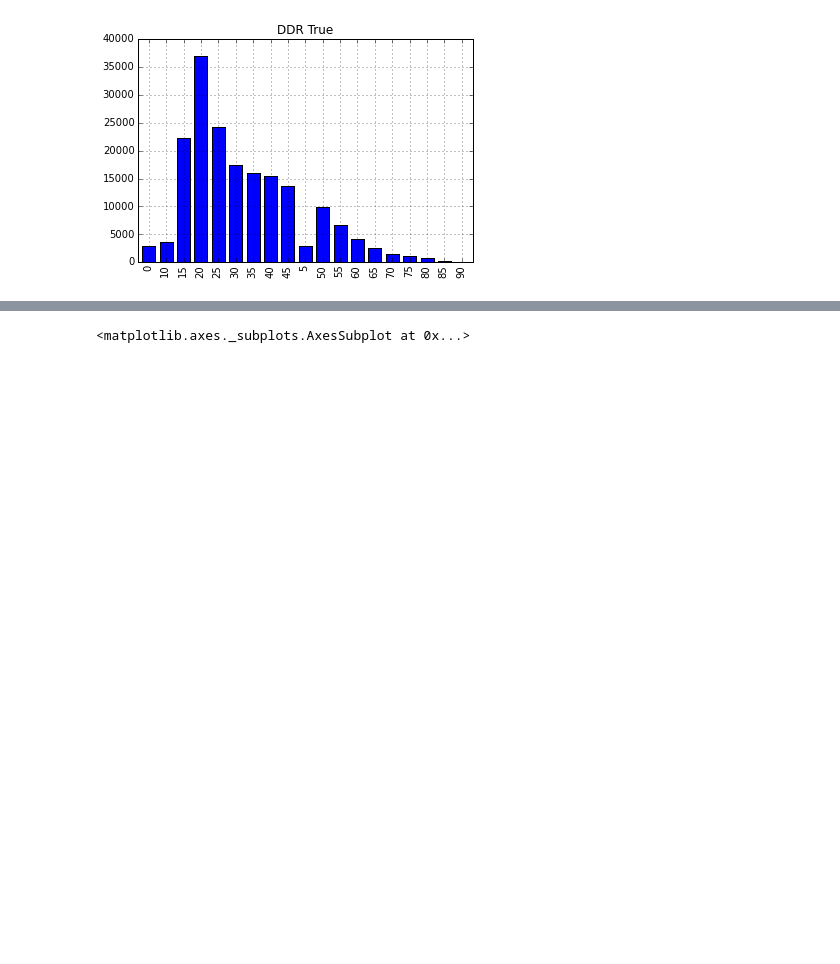
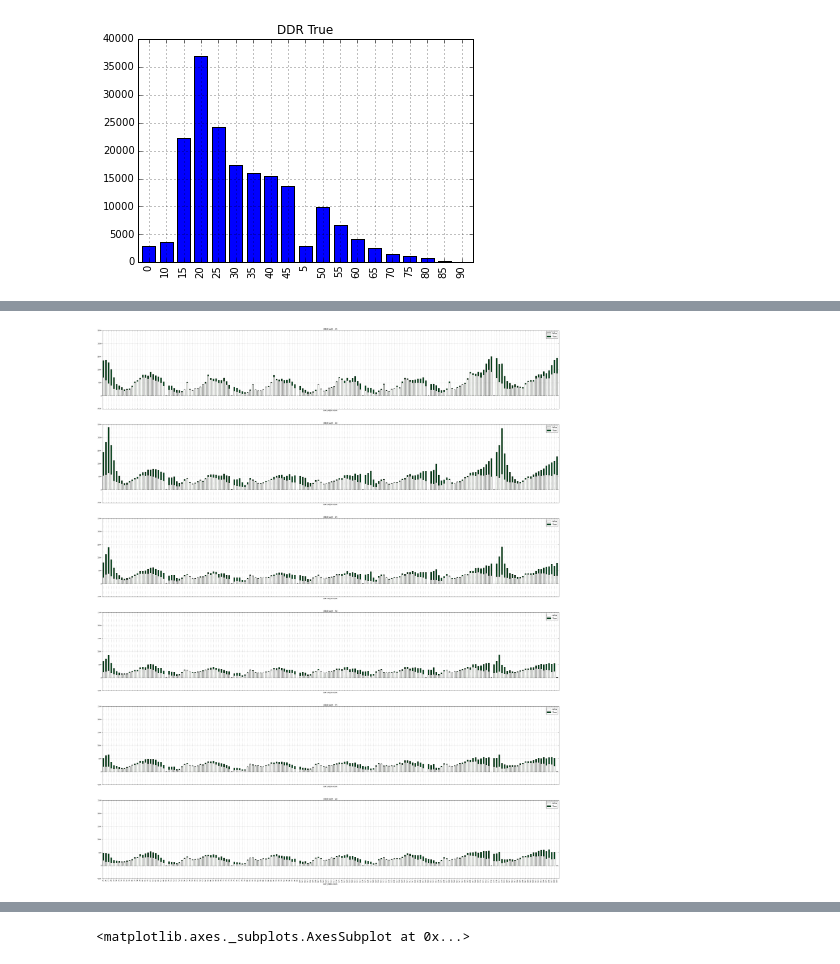
Before and after one commit to andersct/MDST-FARS-Presentation, a Jupyter notebook: data/Data Vis - Person Table.ipynb, the cells around one changed output, grey strips where cells are left out. Cells and saved outputs as stored; diff of their text form; code cells hidden in the pictures; blank space fills up the shorter version.

Commit message:
Feb 13 3:40pm answered (sortof) what times of the day are different aged drivers crashing? Also attempted adding fatalities as an overlay.

```diff
--- a/data/Data Vis - Person Table.ipynb
+++ b/data/Data Vis - Person Table.ipynb
@@ -86,20 +83,15 @@ plt.show()
 [figure]
 [figure]
 # %%
-# fig = plt.figure()
-fig, axs = plt.subplots(len(age_fives_labels), 1, sharex=True, sharey=True)
-# fig.add_subplot(len(age_fives_labels),1,1)
+# what times of the day are different aged drivers crashing?
 
-# age_group_group = acc_per_df.groupby('AGE_GROUP')
-# age_group_group['DAY_WEEK-HOUR'].value_counts().sort_index().plot(kind='bar')
+interesting_charts = slice(3, 9)
+fig, axs = plt.subplots(len(age_fives_labels[interesting_charts]), 1, sharex=True, sharey=True)
 
-for i, age_group in enumerate(age_fives_labels):
+for i, age_group in enumerate(age_fives_labels[interesting_charts]):
     # enum starts from 0 index
     fig.set_size_inches(50,8*20)
-#     fig.add_subplot(len(age_fives_labels),1,i+1)
-#     acc_per_df[(acc_per_df.AGE_GROUP == age_group)]['DAY_WEEK-HOUR'].value_counts().sort_index().plot(kind='bar',ax=axs[i],title='DDR both : ' + age_group)
     acc_per_df[(acc_per_df.DRUNK_DR == True) & (acc_per_df.AGE_GROUP == age_group)]['DAY_WEEK-HOUR'].value_counts().sort_index().plot(kind='bar',ax=axs[i],title='DDR both : ' + age_group)
-#     plt.title('DDR both : ' + age_group, fontsize=12)
 plt.show()
 
 
@@ -113,0 +106,19 @@ plt.show()
+# %%
+# what times of the day are different aged drivers crashing?
+# now plot difference - how much is due to DDR?
+
+interesting_charts = slice(3, 9)
+n_charts = len(age_fives_labels[interesting_charts])
+fig, axs = plt.subplots(n_charts, 1, sharex=True, sharey=True)
+
+for i, age_group in enumerate(age_fives_labels[interesting_charts]):
+    fig.set_size_inches(50,n_charts*8)
+    test0 = acc_per_df[(acc_per_df.AGE_GROUP == age_group)].groupby(['DAY_WEEK-HOUR', 'DRUNK_DR'])['DAY_WEEK-HOUR'].count().unstack('DRUNK_DR')
+    ax0 = test0.plot(kind='bar', ax=axs[i],title='DDR both : ' + age_group,
+                     stacked=True, colormap='Greens')
+    ax0.legend(loc='upper right')
+plt.show()
+
+# maybe it would be easier to see patterns within each group if they were separate
+# %% [output]
+[figure, added]
```
Also changed, not shown: parts of 7 cells of this notebook, 1 other file.
